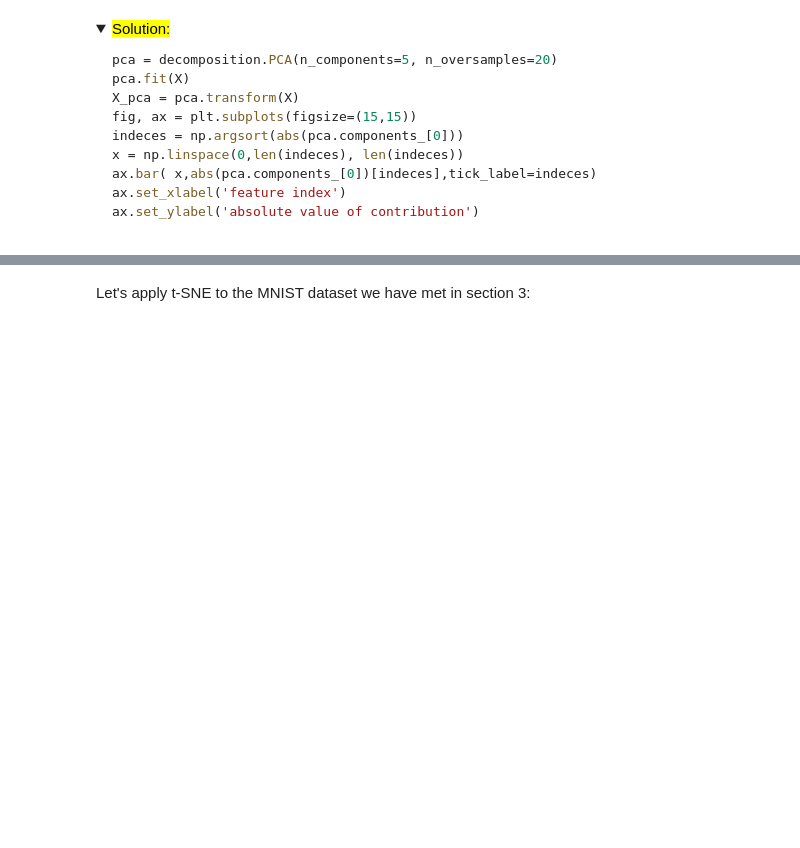
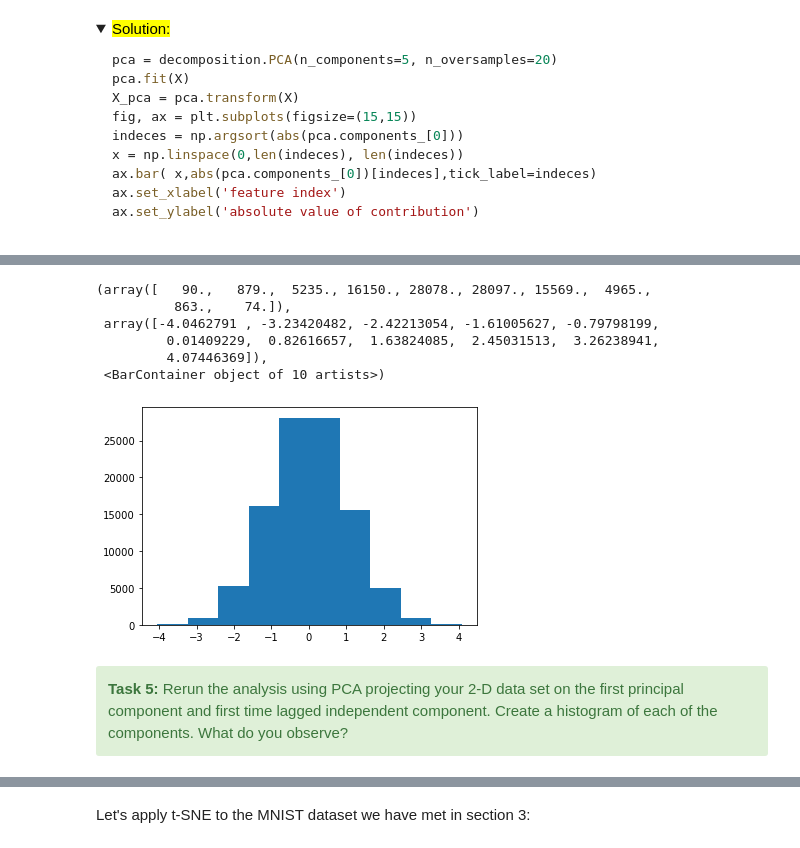
Before and after one commit to CCPBioSim/MDAnalysis_ML_workshop, a Jupyter notebook: ML/1_DR_part1.ipynb, the cells around one changed output, grey strips where cells are left out. Cells and saved outputs as stored; diff of their text form; code cells hidden in the pictures; folded sections open; blank space fills up the shorter version.

Commit message:
updates to first notebook

```diff
--- a/ML/1_DR_part1.ipynb
+++ b/ML/1_DR_part1.ipynb
@@ -300,0 +376,4 @@ ax.set_ylabel('absolute value of contribution')
+# %%
+pca = PCA()
+pca.fit(data)
+PCA_out = pca.transform(data)
@@ -300,0 +418,13 @@ ax.set_ylabel('absolute value of contribution')
+# %%
+plt.hist(PCA_out)
+# %% [output]
+(array([   90.,   879.,  5235., 16150., 28078., 28097., 15569.,  4965.,
+          863.,    74.]),
+ array([-4.0462791 , -3.23420482, -2.42213054, -1.61005627, -0.79798199,
+         0.01409229,  0.82616657,  1.63824085,  2.45031513,  3.26238941,
+         4.07446369]),
+ <BarContainer object of 10 artists>)
+[figure, added]
+# %% [markdown]
+<div class="alert alert-success">
+<b>Task 5: </b> Rerun the analysis using PCA projecting your 2-D data set on the first principal component and first time lagged independent component. Create a histogram of each of the components. What do you observe? </div>
```
Also changed, not shown: parts of 26 cells of this notebook.
